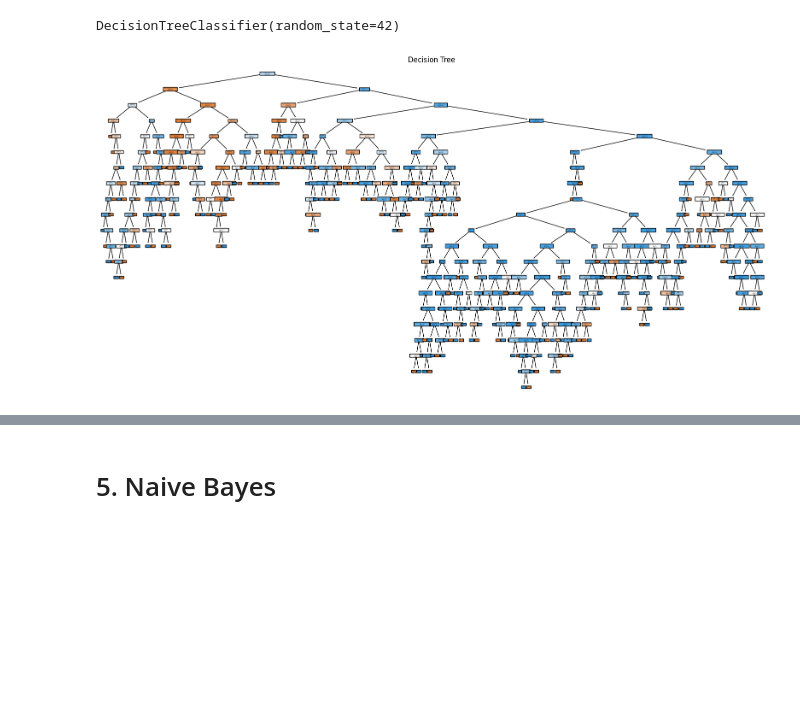
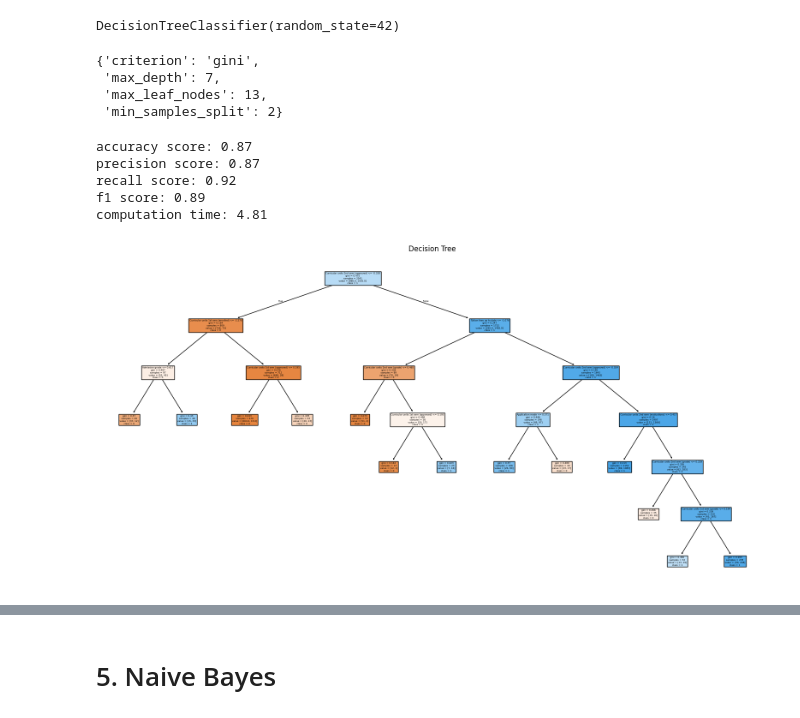
Before and after one commit to hannah127/EduPredictors, a Jupyter notebook: Training_ML_Models.ipynb, the cells around one changed output, grey strips where cells are left out. Saved outputs shown, nothing was run; the diff lists cells and outputs as text; code cells hidden in the pictures; blank space fills up the shorter version.

```diff
--- a/Training_ML_Models.ipynb
+++ b/Training_ML_Models.ipynb
@@ -98,0 +109,3 @@ plt.show()
+# %%
+knn = KNeighborsClassifier(n_neighbors = 7, weights = 'distance',metric = 'manhattan')
+knn.fit(X_train, y_train)
@@ -116,9 +164,46 @@ DecisionTreeClassifier(random_state=42)
+# %%
+# setup parameter space
+parameters = {'criterion':['gini','entropy'],
+              'max_depth':np.arange(1,21).tolist()[0::2],
+              'min_samples_split':np.arange(2,11).tolist()[0::2],
+              'max_leaf_nodes':np.arange(3,26).tolist()[0::2]}
+
+# create an instance of the grid search object
+g = GridSearchCV(DecisionTreeClassifier(), parameters, cv=5, n_jobs=-1)
+
+# conduct grid search over the parameter space
+start_time = time.time()
+g.fit(X_train,y_train)
+duration = time.time() - start_time
+
+# show best parameter configuration found for classifier
+cls_params = g.best_params_
+cls_params
+# %% [output]
+{'criterion': 'gini',
+ 'max_depth': 7,
+ 'max_leaf_nodes': 13,
+ 'min_samples_split': 2}
+# %%
+model = g.best_estimator_
+y_pred = model.predict(X_test)
+print('accuracy score: %.2f' % accuracy_score(y_test,y_pred))
+print('precision score: %.2f' % precision_score(y_test,y_pred))
+print('recall score: %.2f' % recall_score(y_test,y_pred))
+print('f1 score: %.2f' % f1_score(y_test,y_pred))
+print('computation time: %.2f' % duration)
+# %% [output]
+accuracy score: 0.87
+precision score: 0.87
+recall score: 0.92
+f1 score: 0.89
+computation time: 4.81
 # %%
-class_names = list(map(str, model_dt.classes_))
+class_names = list(map(str, model.classes_))
 
 plt.figure(figsize=(20,10))
-plot_tree(model_dt, filled=True, feature_names=df_filtered.columns[:-1], class_names=class_names)
+plot_tree(model, filled=True, feature_names=df_filtered.columns[:-1], class_names=class_names)
 plt.title('Decision Tree')
 plt.show()
 # %% [output]
-[figure, old version]
+[figure, new version]
```
Also changed, not shown: parts of 16 cells of this notebook, 1 other file.
